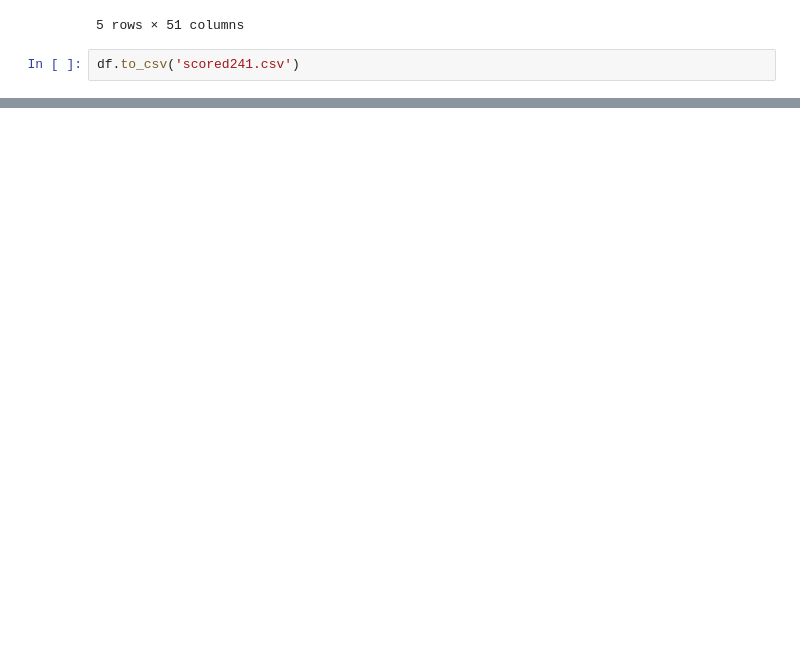
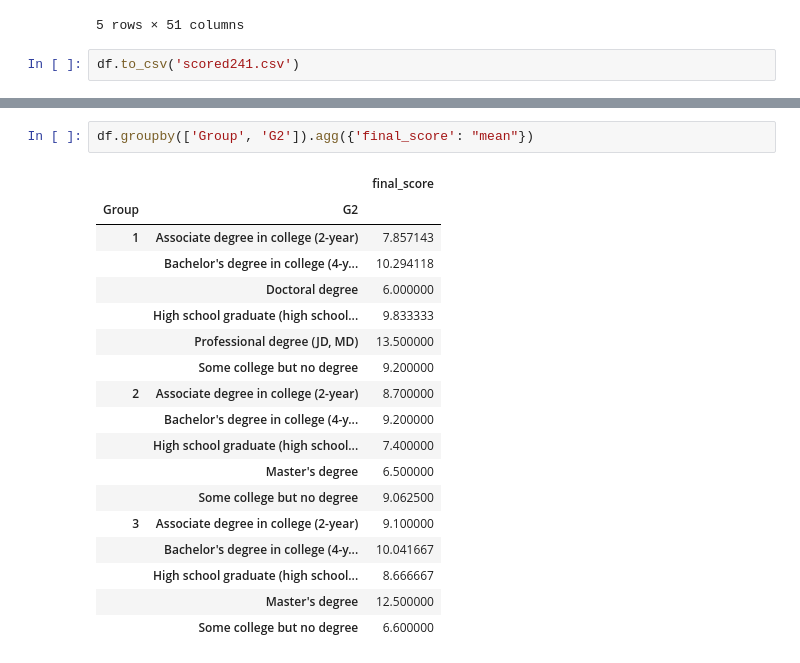
Before and after one commit to nicoleeel/scantronpatterns, a Jupyter notebook: 241_Data_Clean.ipynb, the cells around one changed output, grey strips where cells are left out. Cells and saved outputs as stored; diff of their text form; blank space fills up the shorter version.

```diff
--- a/241_Data_Clean.ipynb
+++ b/241_Data_Clean.ipynb
@@ -500,0 +683,21 @@ print(sum(score20c))
+# %%
+df.groupby(['Group', 'G2']).agg({'final_score': "mean"})
+# %% [output]
+|  |  | final_score |
+| Group | G2 |  |
+| 1 | Associate degree in college (2-year) | 7.857143 |
+|  | Bachelor's degree in college (4-y... | 10.294118 |
+|  | Doctoral degree | 6.000000 |
+|  | High school graduate (high school... | 9.833333 |
+|  | Professional degree (JD, MD) | 13.500000 |
+|  | Some college but no degree | 9.200000 |
+| 2 | Associate degree in college (2-year) | 8.700000 |
+|  | Bachelor's degree in college (4-y... | 9.200000 |
+|  | High school graduate (high school... | 7.400000 |
+|  | Master's degree | 6.500000 |
+|  | Some college but no degree | 9.062500 |
+| 3 | Associate degree in college (2-year) | 9.100000 |
+|  | Bachelor's degree in college (4-y... | 10.041667 |
+|  | High school graduate (high school... | 8.666667 |
+|  | Master's degree | 12.500000 |
+|  | Some college but no degree | 6.600000 |
```
Also changed, not shown: parts of 23 cells of this notebook.
